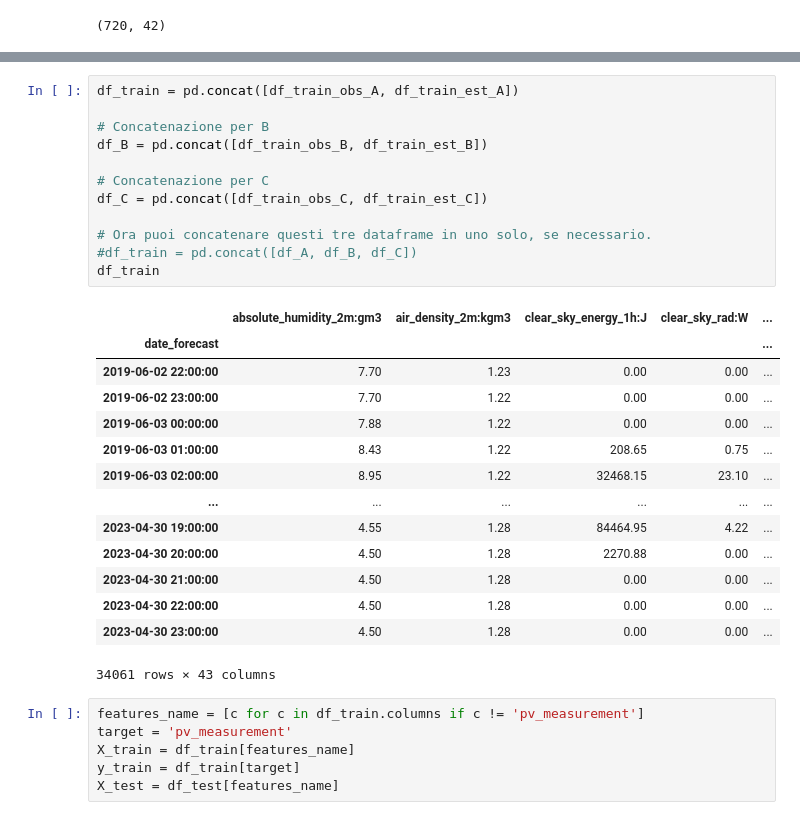
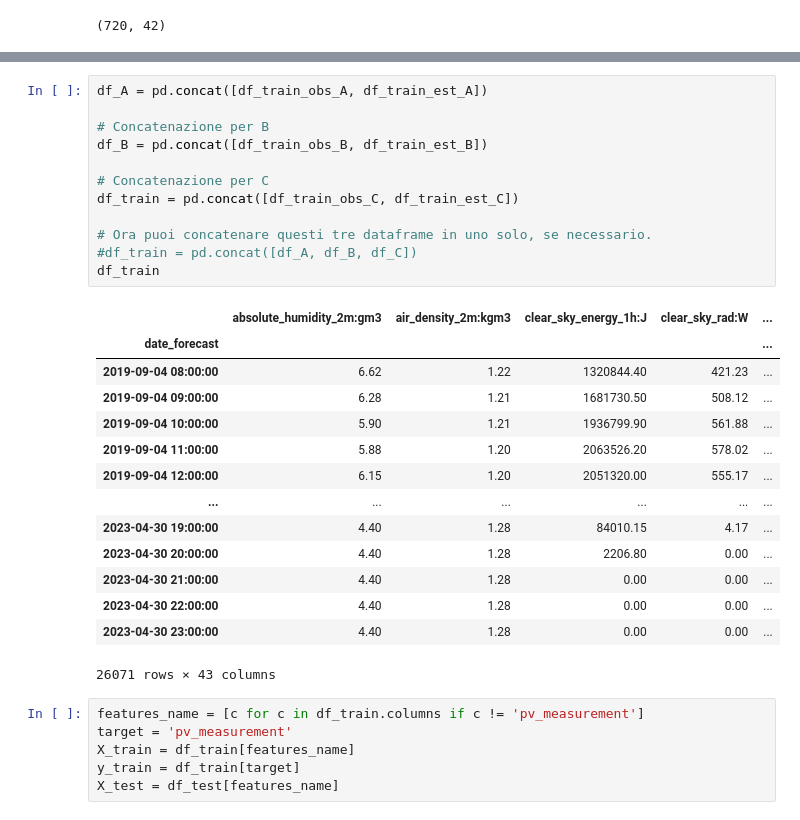
Before and after one commit to Claxl/Solar-Energy-Production-Forecasting, a Jupyter notebook: Data Exploration/EDA/FeatureSelection.ipynb, the cells around one changed output, grey strips where cells are left out. Drawn from its saved outputs; the diff is of its cells as text.

```diff
--- a/Data Exploration/EDA/FeatureSelection.ipynb
+++ b/Data Exploration/EDA/FeatureSelection.ipynb
@@ -63,32 +63,32 @@ print(df_test.shape)# Ora puoi concatenare questi tre dataframe in uno solo, se
 # %% [output]
 (720, 42)
 # %%
-df_train = pd.concat([df_train_obs_A, df_train_est_A])
+df_A = pd.concat([df_train_obs_A, df_train_est_A])
 
 # Concatenazione per B
 df_B = pd.concat([df_train_obs_B, df_train_est_B])
 
 # Concatenazione per C
-df_C = pd.concat([df_train_obs_C, df_train_est_C])
+df_train = pd.concat([df_train_obs_C, df_train_est_C])
 
 # Ora puoi concatenare questi tre dataframe in uno solo, se necessario.
 #df_train = pd.concat([df_A, df_B, df_C])
 df_train
 # %% [output]
 |  | absolute_humidity_2m:gm3 | air_density_2m:kgm3 | clear_sky_energy_1h:J | clear_sky_rad:W | ... |
 | date_forecast |  |  |  |  | ... |
-| 2019-06-02 22:00:00 | 7.70 | 1.23 | 0.00 | 0.00 | ... |
-| 2019-06-02 23:00:00 | 7.70 | 1.22 | 0.00 | 0.00 | ... |
-| 2019-06-03 00:00:00 | 7.88 | 1.22 | 0.00 | 0.00 | ... |
-| 2019-06-03 01:00:00 | 8.43 | 1.22 | 208.65 | 0.75 | ... |
-| 2019-06-03 02:00:00 | 8.95 | 1.22 | 32468.15 | 23.10 | ... |
+| 2019-09-04 08:00:00 | 6.62 | 1.22 | 1320844.40 | 421.23 | ... |
+| 2019-09-04 09:00:00 | 6.28 | 1.21 | 1681730.50 | 508.12 | ... |
+| 2019-09-04 10:00:00 | 5.90 | 1.21 | 1936799.90 | 561.88 | ... |
+| 2019-09-04 11:00:00 | 5.88 | 1.20 | 2063526.20 | 578.02 | ... |
+| 2019-09-04 12:00:00 | 6.15 | 1.20 | 2051320.00 | 555.17 | ... |
 | ... | ... | ... | ... | ... | ... |
-| 2023-04-30 19:00:00 | 4.55 | 1.28 | 84464.95 | 4.22 | ... |
-| 2023-04-30 20:00:00 | 4.50 | 1.28 | 2270.88 | 0.00 | ... |
-| 2023-04-30 21:00:00 | 4.50 | 1.28 | 0.00 | 0.00 | ... |
-| 2023-04-30 22:00:00 | 4.50 | 1.28 | 0.00 | 0.00 | ... |
-| 2023-04-30 23:00:00 | 4.50 | 1.28 | 0.00 | 0.00 | ... |
+| 2023-04-30 19:00:00 | 4.40 | 1.28 | 84010.15 | 4.17 | ... |
+| 2023-04-30 20:00:00 | 4.40 | 1.28 | 2206.80 | 0.00 | ... |
+| 2023-04-30 21:00:00 | 4.40 | 1.28 | 0.00 | 0.00 | ... |
+| 2023-04-30 22:00:00 | 4.40 | 1.28 | 0.00 | 0.00 | ... |
+| 2023-04-30 23:00:00 | 4.40 | 1.28 | 0.00 | 0.00 | ... |
-34061 rows × 43 columns
+26071 rows × 43 columns
 # %%
 features_name = [c for c in df_train.columns if c != 'pv_measurement']
 target = 'pv_measurement'
```
Also changed, not shown: parts of 8 cells of this notebook, 1 other file.
